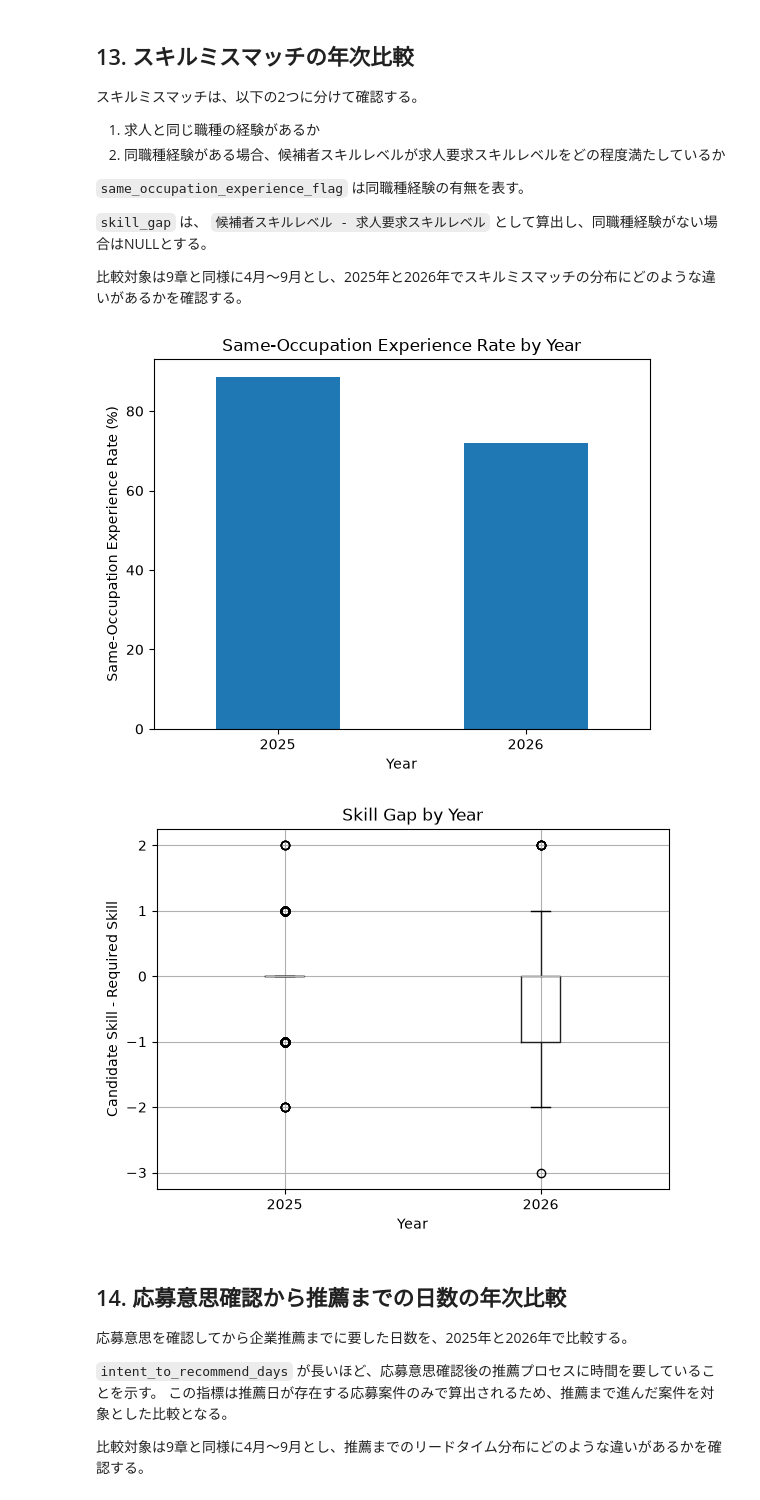
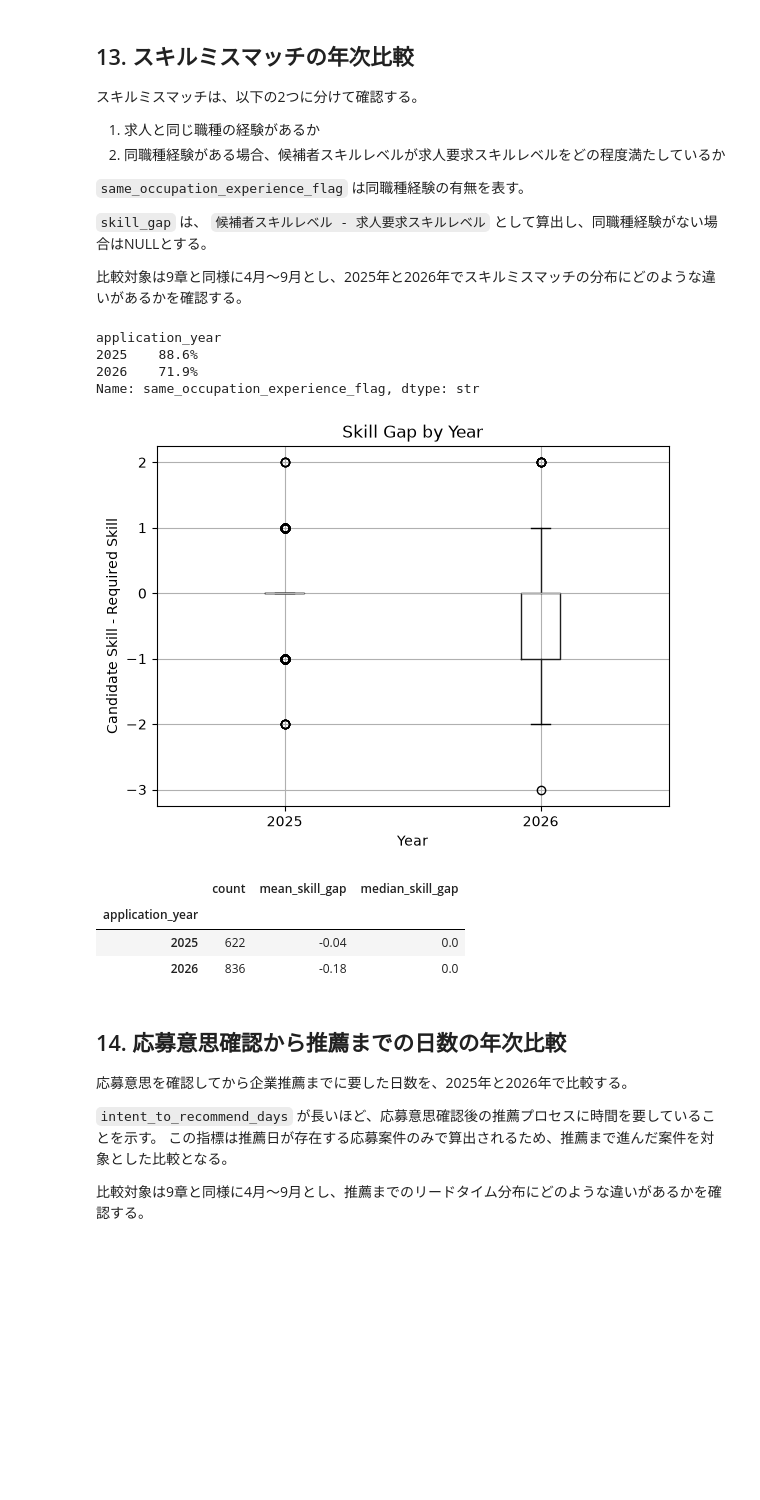
Before and after one commit to k-tomoe/recruitment-analytics-portfolio, a Jupyter notebook: notebooks/01_eda.ipynb, the cells around one changed output. Drawn from its saved outputs; the diff is of its cells as text; code cells hidden in the pictures; blank space fills up the shorter version.

```diff
--- a/notebooks/01_eda.ipynb
+++ b/notebooks/01_eda.ipynb
@@ -755,32 +785,50 @@ experience_rate_by_year = (
     * 100
 )
 
-# 選定したデータに対して棒グラフを描画する
-experience_rate_by_year.plot(kind="bar")
-
-plt.title("Same-Occupation Experience Rate by Year") # 年別の同職種経験あり率
-plt.xlabel("Year")
-plt.ylabel("Same-Occupation Experience Rate (%)")
-plt.xticks(rotation=0)
-
-plt.show()
+# 求人と同じ職種の経験割合
+experience_rate_by_year.map(
+    lambda x: f"{x:.1f}%"
+)
 # %% [output]
-[figure, removed]
+application_year
+2025    88.6%
+2026    71.9%
+Name: same_occupation_experience_flag, dtype: str
 # %%
 # 箱ひげ図で比較したい数値列を指定
+# ※"skill_gap"のNULLは自動的に除外されるため、同一職種のみの比較になる
 application_comparison_df.boxplot(
     column="skill_gap",
     by="application_year"
 )
+
 
 plt.title("Skill Gap by Year")
 plt.suptitle("")
 plt.xlabel("Year")
 plt.ylabel("Candidate Skill - Required Skill")
 
 plt.show()
+
+# 箱ひげ図の件数・平均値・中央値を表示
+skill_gap_summary = (
+    application_comparison_df
+    .groupby("application_year")
+    .agg(
+        count=("skill_gap", "count"),
+        mean_skill_gap=("skill_gap", "mean"),
+        median_skill_gap=("skill_gap", "median"),
+    )
+    .round(2)
+)
+
+skill_gap_summary
 # %% [output]
 [figure]
+|  | count | mean_skill_gap | median_skill_gap |
+| application_year |  |  |  |
+| 2025 | 622 | -0.04 | 0.0 |
+| 2026 | 836 | -0.18 | 0.0 |
 # %% [markdown]
 ## 14. 応募意思確認から推薦までの日数の年次比較
 応募意思を確認してから企業推薦までに要した日数を、2025年と2026年で比較する。
```
Also changed, not shown: parts of 5 cells of this notebook, 2 other files.
